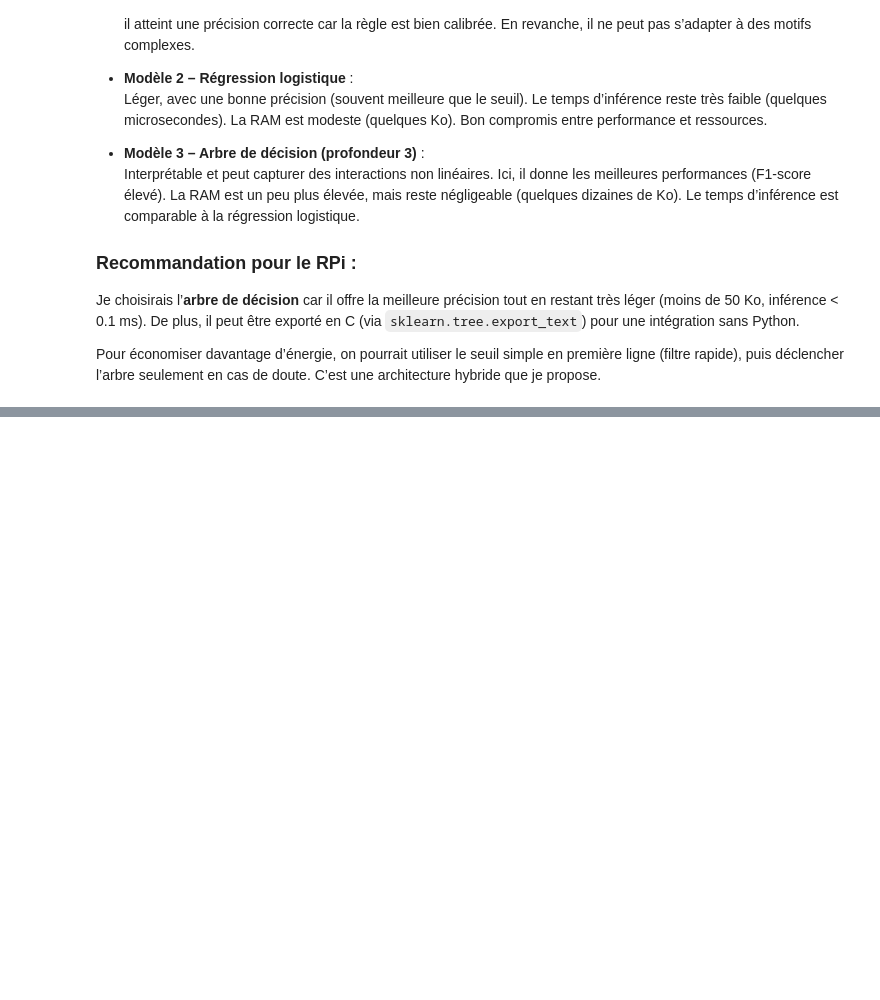
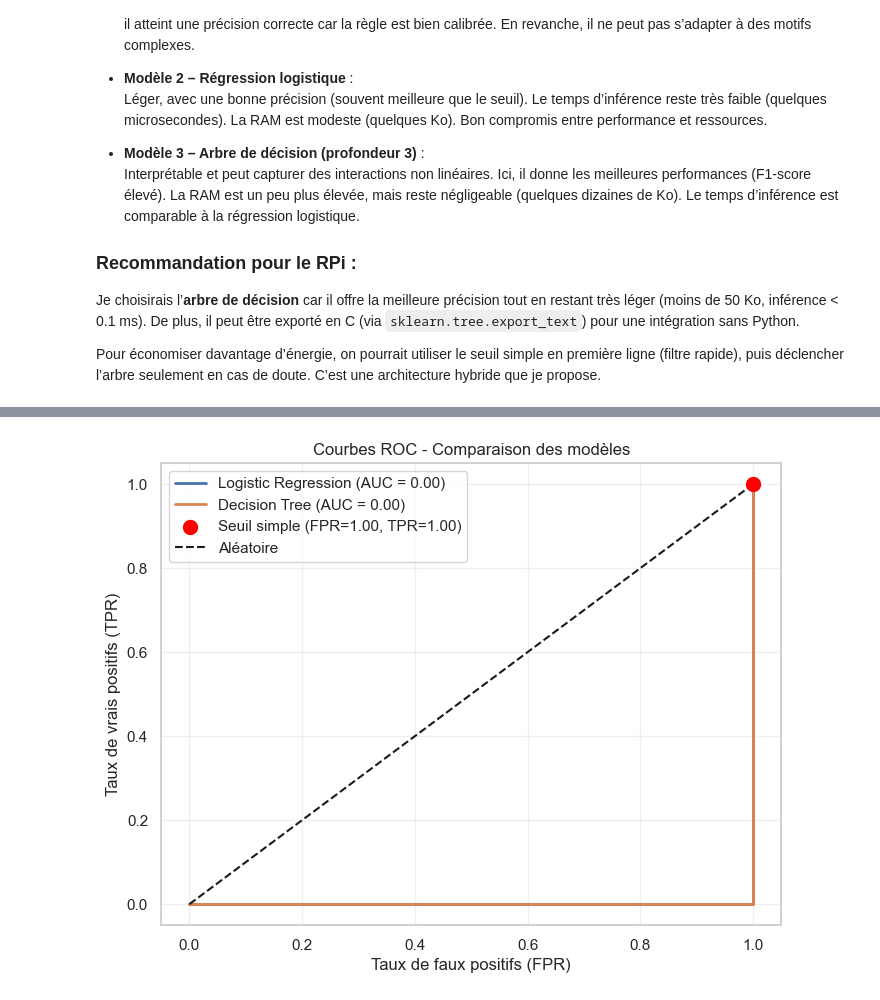
Before and after one commit to Ramadiaw12/IoT_project, a Jupyter notebook: notebooks/analysis.ipynb, the cells around one changed output, grey strips where cells are left out. Saved outputs shown, nothing was run; the diff lists cells and outputs as text; code cells hidden in the pictures; blank space fills up the shorter version.

```diff
--- a/notebooks/analysis.ipynb
+++ b/notebooks/analysis.ipynb
@@ -993,0 +1141,32 @@ Pour économiser davantage d’énergie, on pourrait utiliser le seuil simple en
+# %%
+from sklearn.metrics import roc_curve, auc
+
+# Pour régression logistique
+y_score_logreg = logreg.predict_proba(X_test_scaled)[:, 1]
+fpr_logreg, tpr_logreg, _ = roc_curve(y_test, y_score_logreg)
+auc_logreg = auc(fpr_logreg, tpr_logreg)
+
+# Pour arbre de décision (probabilités)
+y_score_dt = dt.predict_proba(X_test)[:, 1]
+fpr_dt, tpr_dt, _ = roc_curve(y_test, y_score_dt)
+auc_dt = auc(fpr_dt, tpr_dt)
+
+# Pour le seuil (un seul point)
+# On considère que le seuil donne une prédiction binaire, donc un point (FPR, TPR)
+tn, fp, fn, tp = confusion_matrix(y_test, y_pred_thresh).ravel()
+fpr_thresh = fp / (fp + tn) if (fp+tn)>0 else 0
+tpr_thresh = tp / (tp + fn) if (tp+fn)>0 else 0
+
+plt.figure(figsize=(8, 6))
+plt.plot(fpr_logreg, tpr_logreg, label=f'Logistic Regression (AUC = {auc_logreg:.2f})', linewidth=2)
+plt.plot(fpr_dt, tpr_dt, label=f'Decision Tree (AUC = {auc_dt:.2f})', linewidth=2)
+plt.scatter(fpr_thresh, tpr_thresh, color='red', s=100, label=f'Seuil simple (FPR={fpr_thresh:.2f}, TPR={tpr_thresh:.2f})', zorder=5)
+plt.plot([0, 1], [0, 1], 'k--', label='Aléatoire')
+plt.xlabel('Taux de faux positifs (FPR)')
+plt.ylabel('Taux de vrais positifs (TPR)')
+plt.title('Courbes ROC - Comparaison des modèles')
+plt.legend()
+plt.grid(alpha=0.3)
+plt.show()
+# %% [output]
+[figure, added]
```
Also changed, not shown: parts of 14 cells of this notebook.
